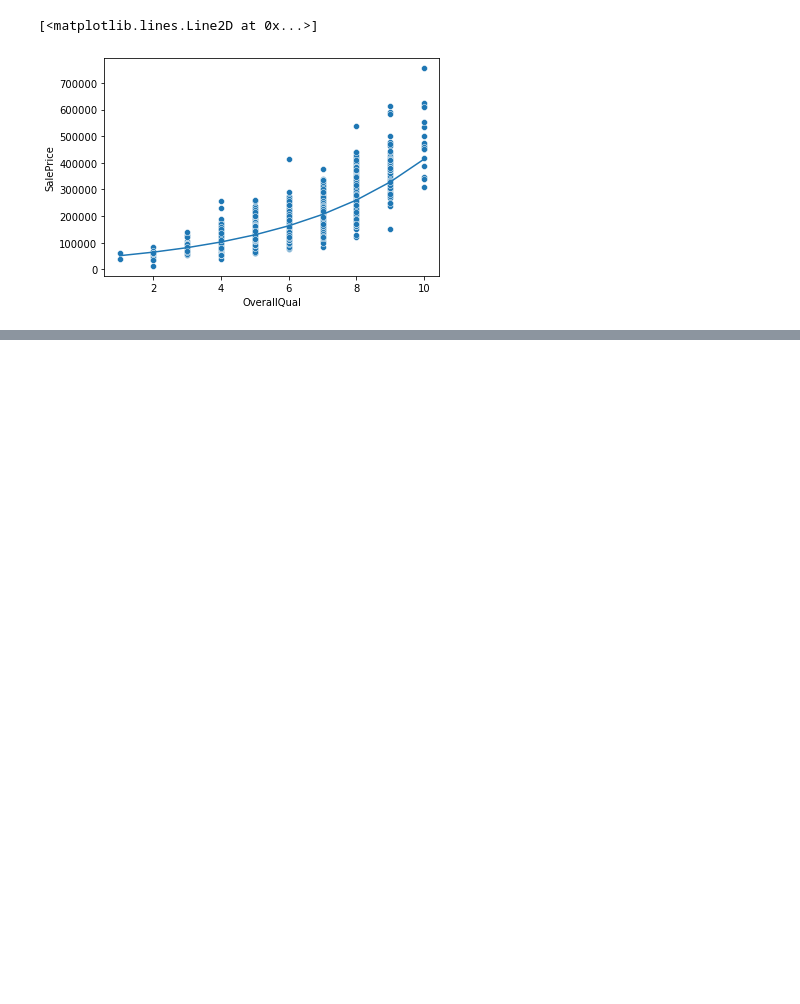
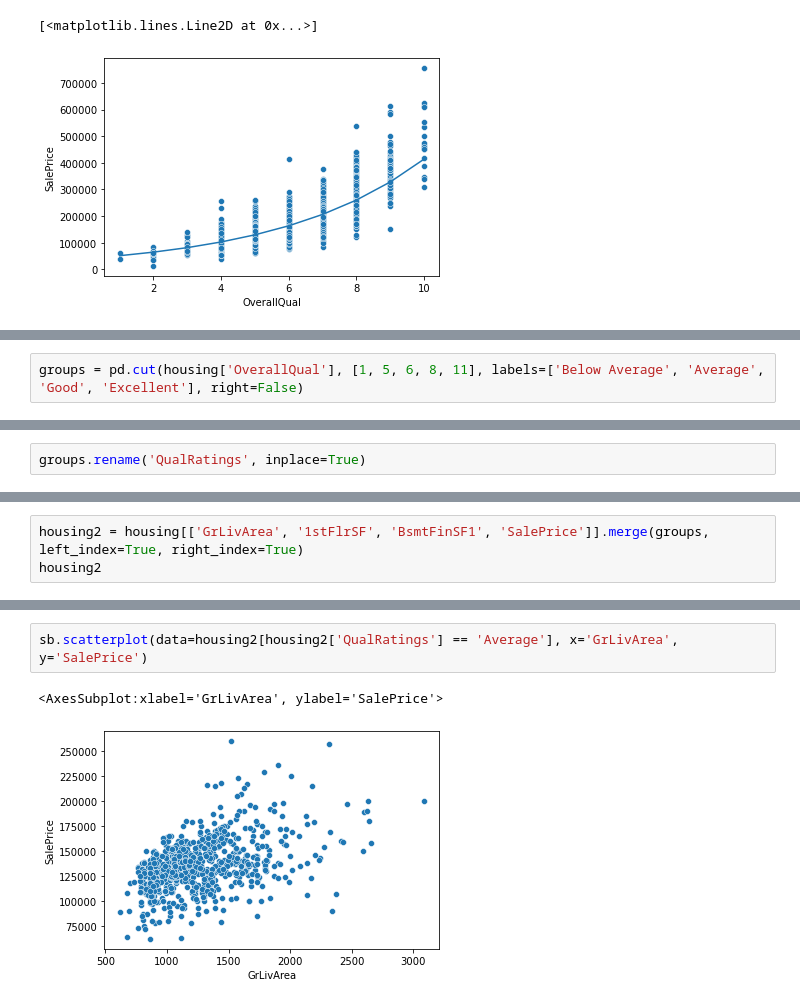
Before and after one commit to kchander92/NYCDSA-Machine-Learning-Project, a Jupyter notebook: Machine Learning EDA and Modeling.ipynb, the cells around one changed output, grey strips where cells are left out. Drawn from its saved outputs; the diff is of its cells as text; blank space fills up the shorter version.

```diff
--- a/Machine Learning EDA and Modeling.ipynb
+++ b/Machine Learning EDA and Modeling.ipynb
@@ -1770,0 +1896,2 @@ array([-80132.65318196])
+# %%
+groups = pd.cut(housing['OverallQual'], [1, 5, 6, 8, 11], labels=['Below Average', 'Average', 'Good', 'Excellent'], right=False)
@@ -1770,0 +1959,2 @@ array([-80132.65318196])
+# %%
+groups.rename('QualRatings', inplace=True)
@@ -1770,0 +1991,3 @@ array([-80132.65318196])
+# %%
+housing2 = housing[['GrLivArea', '1stFlrSF', 'BsmtFinSF1', 'SalePrice']].merge(groups, left_index=True, right_index=True)
+housing2
@@ -1770,0 +2038,5 @@ array([-80132.65318196])
+# %%
+sb.scatterplot(data=housing2[housing2['QualRatings'] == 'Average'], x='GrLivArea', y='SalePrice')
+# %% [output]
+<AxesSubplot:xlabel='GrLivArea', ylabel='SalePrice'>
+[figure, added]
```
Also changed, not shown: parts of 144 cells of this notebook.
